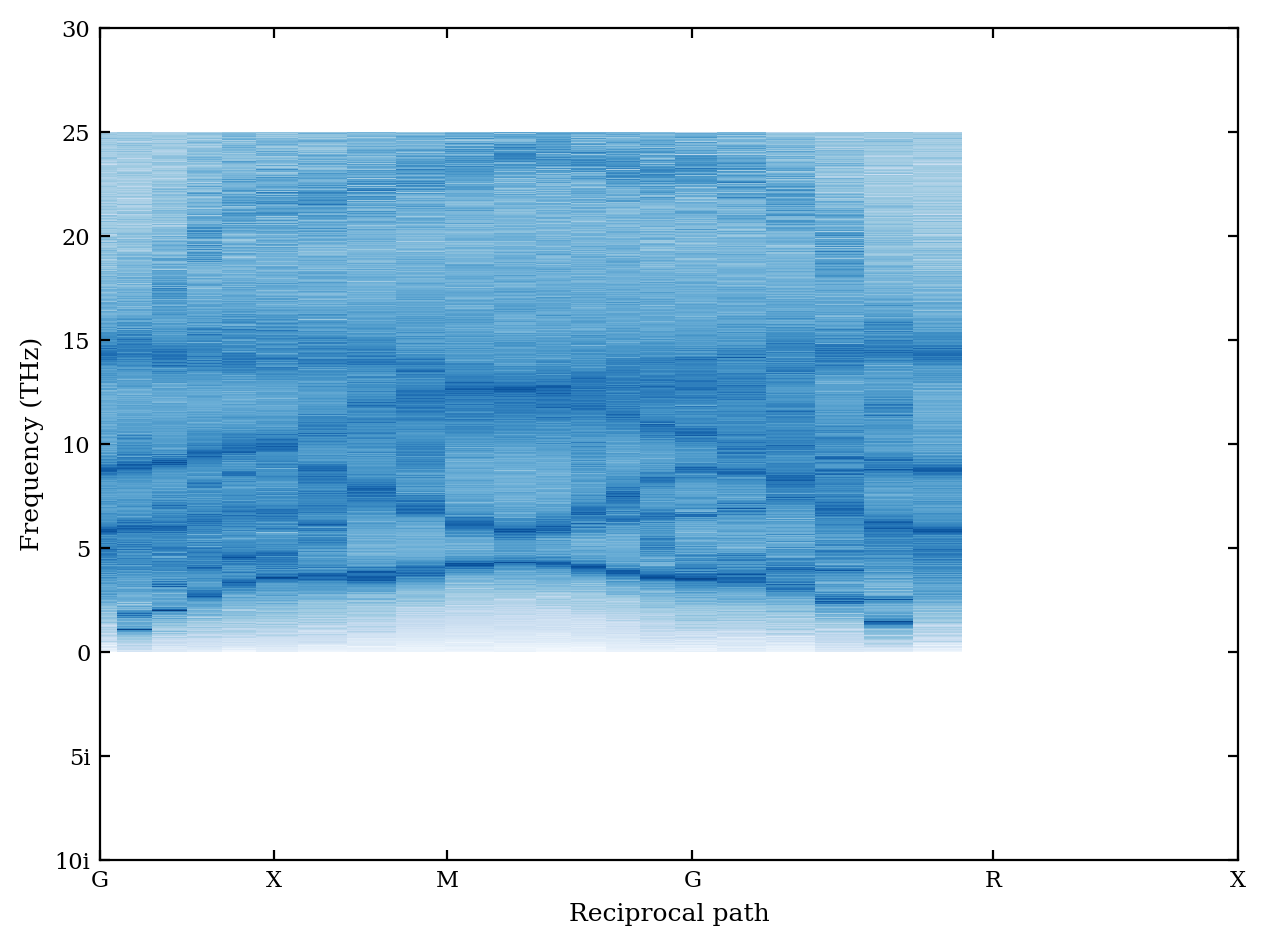
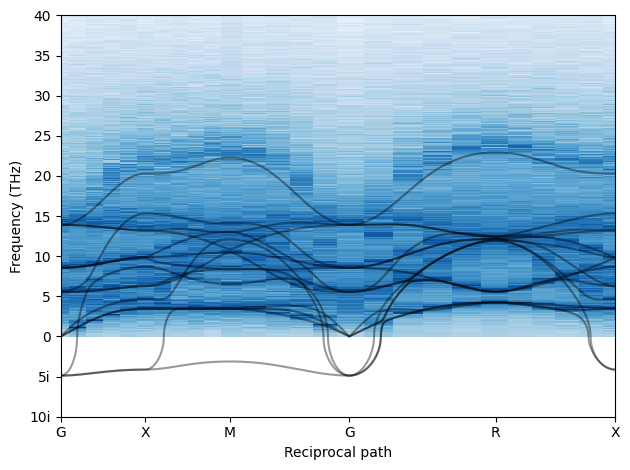
Code edit (unified diff) that turned the first committed figure into the second:
--- before
+++ after
@@ -4,5 +4,5 @@
 
 # Define tickmarks for the x- and y-axis
-y_tickmarks = np.arange(-10, 31, 5)
+y_tickmarks = np.arange(-10, 41, 5)
 # Convert tickmarks to strings with i for negative numbers
 y_ticklabels = []
@@ -16,9 +16,9 @@
 #ax.pcolormesh(np.hstack(dyna_dists), freqs, np.log(sed).T,
 #              shading='auto', rasterized=True, cmap='Blues')
-ax.pcolormesh(np.hstack(dyna_dists), dyna_freqs, np.log(sed).T,
+ax.pcolormesh(np.hstack(dyna_dists), dyna_freqs, np.log(sed_total).T,
               cmap='Blues', shading='auto', rasterized=True)
 
 # phonopy
-#ax.plot(np.hstack(phonopy_dists), np.vstack(phonopy_freqs), color='black', alpha=0.8)
+ax.plot(np.hstack(phonopy_dists), np.vstack(phonopy_freqs), color='black', alpha=0.4)
 
 # indicate q-points that were sampled

Commit: Added support for netcdf